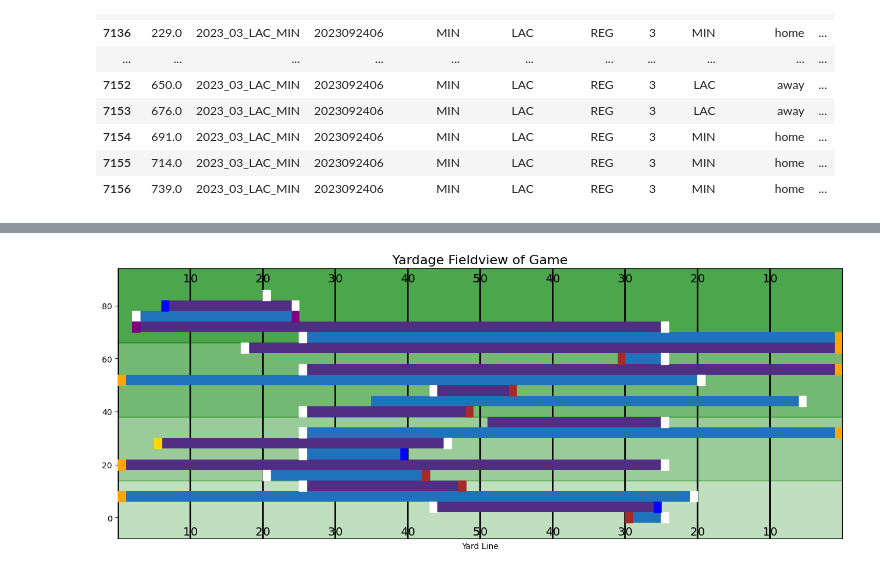
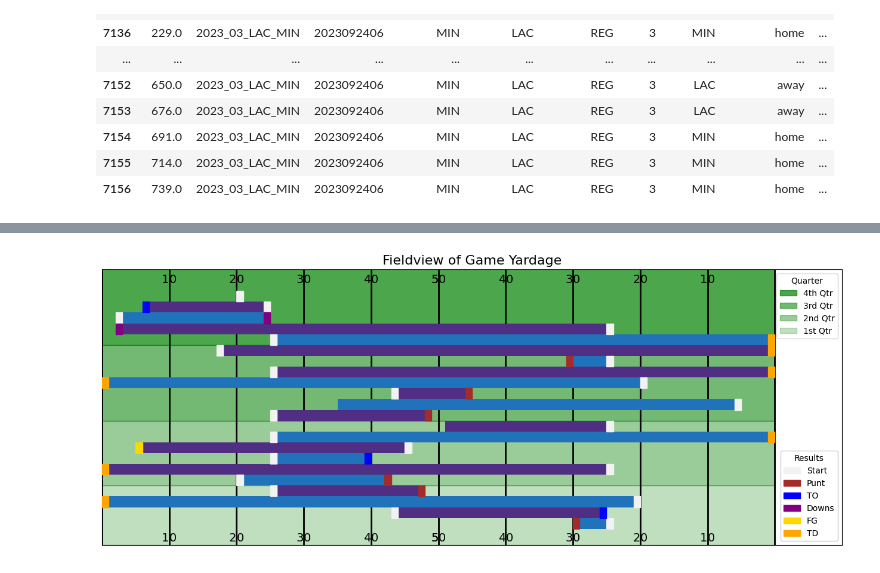
Before and after one commit to KaiWoessner/NFLDataAnalysis, a Jupyter notebook: NFLGameDrives.ipynb, the cells around one changed output, grey strips where cells are left out. Drawn from its saved outputs; the diff is of its cells as text; code cells hidden in the pictures.

Commit message:
Added Legends

```diff
--- a/NFLGameDrives.ipynb
+++ b/NFLGameDrives.ipynb
@@ -95,7 +119,7 @@ ax.add_patch(patches.Rectangle((0, qtr_drive["drive"][2]*4-2), 100, qtr_drive["d
 
 # Plot the field
 #plt.plot([0, 0, field_length, field_length], [0, field_width+8, field_width+8, 0], color='white', lw=2)
-plt.xlim(0, field_length)
+plt.xlim(0, field_length + 10)
 plt.ylim(-8, field_width + 8)
 
 # Creates Bars
@@ -123,18 +147,18 @@ for i in range(len(drive_final["drive"])):
 
     if drive_final["qtr"][i] % 2 != 0:
         if (drive_final["posteam"][i] == "LAC"):
-          plt.gca().add_patch(patches.Rectangle((drive_final["yardline_start"][i], bottom), 1, 4, color="w", zorder = 20))
+          plt.gca().add_patch(patches.Rectangle((drive_final["yardline_start"][i], bottom), 1, 4, color="0.95", zorder = 20))
 
         if (drive_final["posteam"][i] == "MIN"):
-          plt.gca().add_patch(patches.Rectangle((100-drive_final["yardline_start"][i], bottom), 1, 4, color="w", zorder = 20))
+          plt.gca().add_patch(patches.Rectangle((100-drive_final["yardline_start"][i], bottom), 1, 4, color="0.95", zorder = 20))
 
     if drive_final["qtr"][i] % 2 == 0:
 
         if (drive_final["posteam"][i] == "LAC"):
-          plt.gca().add_patch(patches.Rectangle((100-drive_final["yardline_start"][i], bottom), 1, 4, color="w", zorder = 20))
+          plt.gca().add_patch(patches.Rectangle((100-drive_final["yardline_start"][i], bottom), 1, 4, color="0.95", zorder = 20))
 
         if (drive_final["posteam"][i] == "MIN"):
-          plt.gca().add_patch(patches.Rectangle((drive_final["yardline_start"][i], bottom), 1, 4, color="w", zorder = 20))
+          plt.gca().add_patch(patches.Rectangle((drive_final["yardline_start"][i], bottom), 1, 4, color="0.95", zorder = 20))
 
 # Scoring
 for i in range(len(drive_final["drive"])):
@@ -225,36 +249,53 @@ for i in range(len(drive_final["drive"])):
             plt.gca().add_patch(patches.Rectangle((drive_final["yardline_end"][i], bottom), 1, 4, color="purple", zorder = 25))
 
 # Yard lines
-for i in range(10):
+for i in range(11):
   line =10 * i
   plt.axvline(line, color='k', linewidth = 2, zorder = 9)
 
 # Yard lines Numbers
 count = 1
 for i in range(10, 51, 10):
   plt.text(i, -6.5, str(count), fontsize=14, color='k', ha='right')
   plt.text(100-i, -6.5, str(count), fontsize=14, color='k', ha='right')
 
   plt.text(i, 89, str(count), fontsize=14, color='k', ha='right')
   plt.text(100-i, 89, str(count), fontsize=14, color='k', ha='right')
 
   count += 1
 
 
 for i in range(10, 100, 10):
   plt.text(i, -6.5, str(0), fontsize=14, color='k', ha='left')
   plt.text(i, 89, str(0), fontsize=14, color='k', ha='left')
 
 
 # Title
-ax.set_title('Yardage Fieldview of Game', fontsize=16)
+ax.set_title('Fieldview of Game Yardage', fontsize=16)
 
-# Add labels
-plt.xlabel("Yard Line")
+# Legend
+fourth = mpatches.Patch(color='green', alpha = 0.7, label='4th Qtr')
+third = mpatches.Patch(color='green', alpha = 0.55, label='3rd Qtr')
+second = mpatches.Patch(color='green', alpha = 0.4, label='2nd Qtr')
+first = mpatches.Patch(color='green', alpha = 0.25, label='1st Qtr')
+quarter = ax.legend(handles=[fourth, third, second, first], loc='upper right')
+quarter.set_title('Quarter')
+ax.add_artist(quarter)
+
+drive_start = mpatches.Patch(color='0.95', label='Start')
+punt = mpatches.Patch(color='brown', label='Punt')
+to = mpatches.Patch(color='b', label='TO')
+to_on_downs = mpatches.Patch(color='purple', label='Downs')
+field_goal = mpatches.Patch(color='gold', label='FG')
+touchdown = mpatches.Patch(color='orange', label='TD')
+
+markers = ax.legend(handles=[drive_start, punt, to, to_on_downs, field_goal, touchdown], loc='lower right')
+markers.set_title('Results')
+ax.add_artist(markers)
 
 plt.xticks([])
-#plt.yticks([])
+plt.yticks([])
 # Display the field
 plt.show()
 # %% [output]
-[figure, old version]
+[figure, new version]
```
Also changed, not shown: parts of 2 cells of this notebook.
